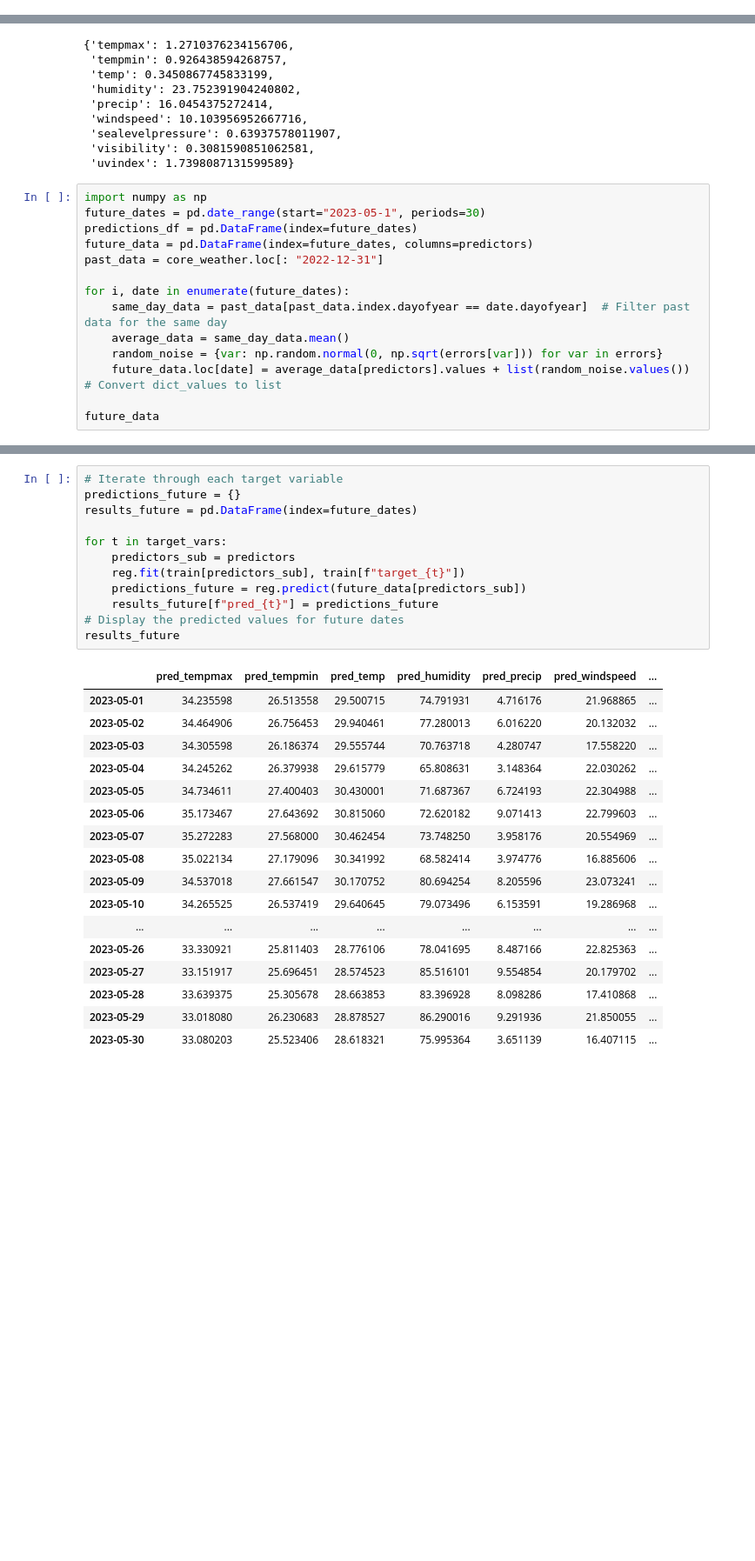
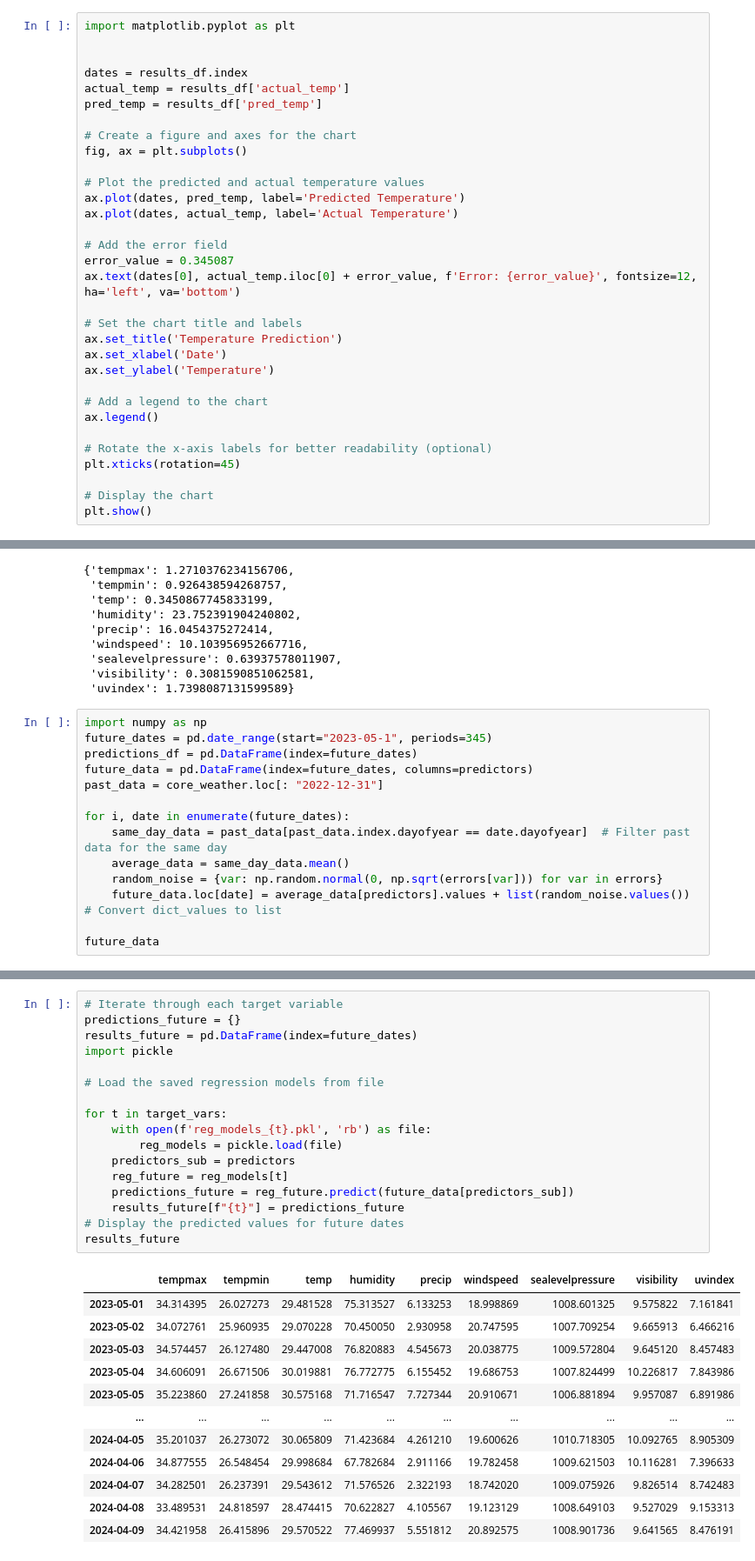
Before and after one commit to WhiteBeyond/AI, a Jupyter notebook: new_weather.ipynb, the cells around one changed output, grey strips where cells are left out. Shown at 87% size. Cells and saved outputs as stored; diff of their text form; blank space fills up the shorter version.

```diff
--- a/new_weather.ipynb
+++ b/new_weather.ipynb
@@ -150,3 +156,35 @@ error_df
 | error_sealevelpressure | 0.639376 |
 | error_visibility | 0.308159 |
 | error_uvindex | 1.739809 |
+# %%
+import matplotlib.pyplot as plt
+
+
+dates = results_df.index
+actual_temp = results_df['actual_temp']
+pred_temp = results_df['pred_temp']
+
+# Create a figure and axes for the chart
+fig, ax = plt.subplots()
+
+# Plot the predicted and actual temperature values
+ax.plot(dates, pred_temp, label='Predicted Temperature')
+ax.plot(dates, actual_temp, label='Actual Temperature')
+
+# Add the error field
+error_value = 0.345087
+ax.text(dates[0], actual_temp.iloc[0] + error_value, f'Error: {error_value}', fontsize=12, ha='left', va='bottom')
+
+# Set the chart title and labels
+ax.set_title('Temperature Prediction')
+ax.set_xlabel('Date')
+ax.set_ylabel('Temperature')
+
+# Add a legend to the chart
+ax.legend()
+
+# Rotate the x-axis labels for better readability (optional)
+plt.xticks(rotation=45)
+
+# Display the chart
+plt.show()
@@ -170,7 +210,7 @@ errors
  'uvindex': 1.7398087131599589}
 # %%
 import numpy as np
-future_dates = pd.date_range(start="2023-05-1", periods=30)
+future_dates = pd.date_range(start="2023-05-1", periods=345)
 predictions_df = pd.DataFrame(index=future_dates)
 future_data = pd.DataFrame(index=future_dates, columns=predictors)
 past_data = core_weather.loc[: "2022-12-31"]
@@ -221,30 +239,30 @@ target_vars
 # %%
 # Iterate through each target variable
 predictions_future = {}
 results_future = pd.DataFrame(index=future_dates)
+import pickle
+
+# Load the saved regression models from file
 
 for t in target_vars:
+    with open(f'reg_models_{t}.pkl', 'rb') as file:
+        reg_models = pickle.load(file)
     predictors_sub = predictors
-    reg.fit(train[predictors_sub], train[f"target_{t}"])
-    predictions_future = reg.predict(future_data[predictors_sub])
-    results_future[f"pred_{t}"] = predictions_future
+    reg_future = reg_models[t]
+    predictions_future = reg_future.predict(future_data[predictors_sub])
+    results_future[f"{t}"] = predictions_future
 # Display the predicted values for future dates
 results_future
 # %% [output]
-|  | pred_tempmax | pred_tempmin | pred_temp | pred_humidity | pred_precip | pred_windspeed | ... |
-| 2023-05-01 | 34.235598 | 26.513558 | 29.500715 | 74.791931 | 4.716176 | 21.968865 | ... |
-| 2023-05-02 | 34.464906 | 26.756453 | 29.940461 | 77.280013 | 6.016220 | 20.132032 | ... |
-| 2023-05-03 | 34.305598 | 26.186374 | 29.555744 | 70.763718 | 4.280747 | 17.558220 | ... |
-| 2023-05-04 | 34.245262 | 26.379938 | 29.615779 | 65.808631 | 3.148364 | 22.030262 | ... |
-| 2023-05-05 | 34.734611 | 27.400403 | 30.430001 | 71.687367 | 6.724193 | 22.304988 | ... |
-| 2023-05-06 | 35.173467 | 27.643692 | 30.815060 | 72.620182 | 9.071413 | 22.799603 | ... |
-| 2023-05-07 | 35.272283 | 27.568000 | 30.462454 | 73.748250 | 3.958176 | 20.554969 | ... |
-| 2023-05-08 | 35.022134 | 27.179096 | 30.341992 | 68.582414 | 3.974776 | 16.885606 | ... |
-| 2023-05-09 | 34.537018 | 27.661547 | 30.170752 | 80.694254 | 8.205596 | 23.073241 | ... |
-| 2023-05-10 | 34.265525 | 26.537419 | 29.640645 | 79.073496 | 6.153591 | 19.286968 | ... |
-| ... | ... | ... | ... | ... | ... | ... | ... |
-| 2023-05-26 | 33.330921 | 25.811403 | 28.776106 | 78.041695 | 8.487166 | 22.825363 | ... |
-| 2023-05-27 | 33.151917 | 25.696451 | 28.574523 | 85.516101 | 9.554854 | 20.179702 | ... |
-| 2023-05-28 | 33.639375 | 25.305678 | 28.663853 | 83.396928 | 8.098286 | 17.410868 | ... |
-| 2023-05-29 | 33.018080 | 26.230683 | 28.878527 | 86.290016 | 9.291936 | 21.850055 | ... |
-| 2023-05-30 | 33.080203 | 25.523406 | 28.618321 | 75.995364 | 3.651139 | 16.407115 | ... |
+|  | tempmax | tempmin | temp | humidity | precip | windspeed | sealevelpressure | visibility | uvindex |
+| 2023-05-01 | 34.314395 | 26.027273 | 29.481528 | 75.313527 | 6.133253 | 18.998869 | 1008.601325 | 9.575822 | 7.161841 |
+| 2023-05-02 | 34.072761 | 25.960935 | 29.070228 | 70.450050 | 2.930958 | 20.747595 | 1007.709254 | 9.665913 | 6.466216 |
+| 2023-05-03 | 34.574457 | 26.127480 | 29.447008 | 76.820883 | 4.545673 | 20.038775 | 1009.572804 | 9.645120 | 8.457483 |
+| 2023-05-04 | 34.606091 | 26.671506 | 30.019881 | 76.772775 | 6.155452 | 19.686753 | 1007.824499 | 10.226817 | 7.843986 |
+| 2023-05-05 | 35.223860 | 27.241858 | 30.575168 | 71.716547 | 7.727344 | 20.910671 | 1006.881894 | 9.957087 | 6.891986 |
+| ... | ... | ... | ... | ... | ... | ... | ... | ... | ... |
+| 2024-04-05 | 35.201037 | 26.273072 | 30.065809 | 71.423684 | 4.261210 | 19.600626 | 1010.718305 | 10.092765 | 8.905309 |
+| 2024-04-06 | 34.877555 | 26.548454 | 29.998684 | 67.782684 | 2.911166 | 19.782458 | 1009.621503 | 10.116281 | 7.396633 |
+| 2024-04-07 | 34.282501 | 26.237391 | 29.543612 | 71.576526 | 2.322193 | 18.742020 | 1009.075926 | 9.826514 | 8.742483 |
+| 2024-04-08 | 33.489531 | 24.818597 | 28.474415 | 70.622827 | 4.105567 | 19.123129 | 1008.649103 | 9.527029 | 9.153313 |
+| 2024-04-09 | 34.421958 | 26.415896 | 29.570522 | 77.469937 | 5.551812 | 20.892575 | 1008.901736 | 9.641565 | 8.476191 |
```
Also changed, not shown: parts of 8 cells of this notebook.
